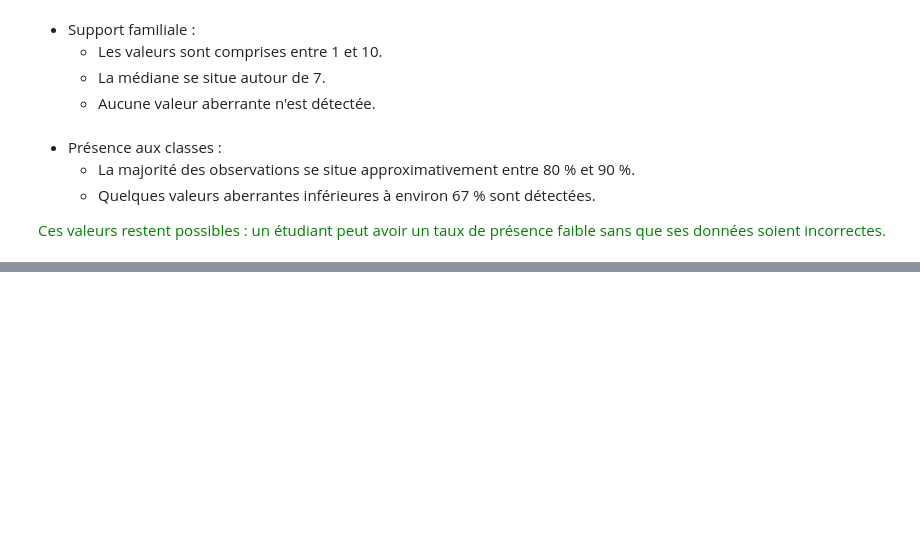
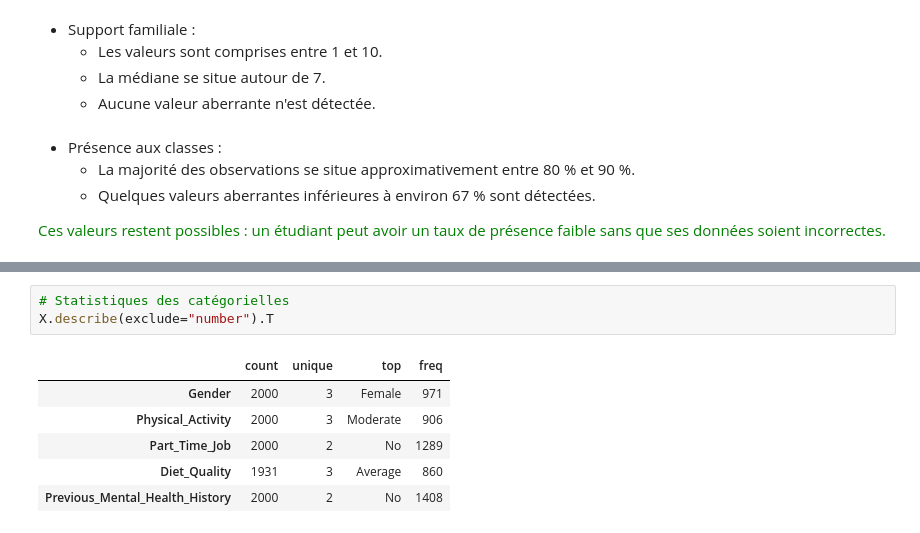
Before and after one commit to kuroi-hime/Pr-diction-du-risque-de-sant-mentale-chez-les-tudiants, a Jupyter notebook: notebooks/01_Data_loading_&_EDA.ipynb, the cells around one changed output, grey strips where cells are left out. Drawn from its saved outputs; the diff is of its cells as text; blank space fills up the shorter version.

```diff
--- a/notebooks/01_Data_loading_&_EDA.ipynb
+++ b/notebooks/01_Data_loading_&_EDA.ipynb
@@ -627,0 +643,10 @@ Ces valeurs restent possibles : un étudiant peut avoir un taux de présence fai
+# %%
+# Statistiques des catégorielles
+X.describe(exclude="number").T
+# %% [output]
+|  | count | unique | top | freq |
+| Gender | 2000 | 3 | Female | 971 |
+| Physical_Activity | 2000 | 3 | Moderate | 906 |
+| Part_Time_Job | 2000 | 2 | No | 1289 |
+| Diet_Quality | 1931 | 3 | Average | 860 |
+| Previous_Mental_Health_History | 2000 | 2 | No | 1408 |
```
Also changed, not shown: parts of 1 cell of this notebook.
